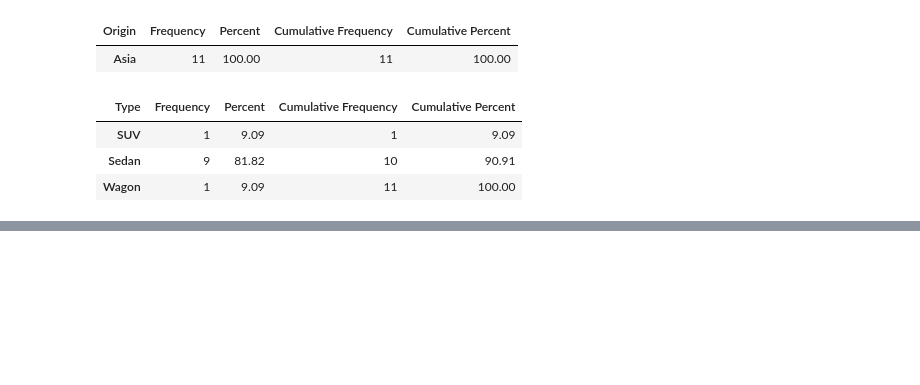
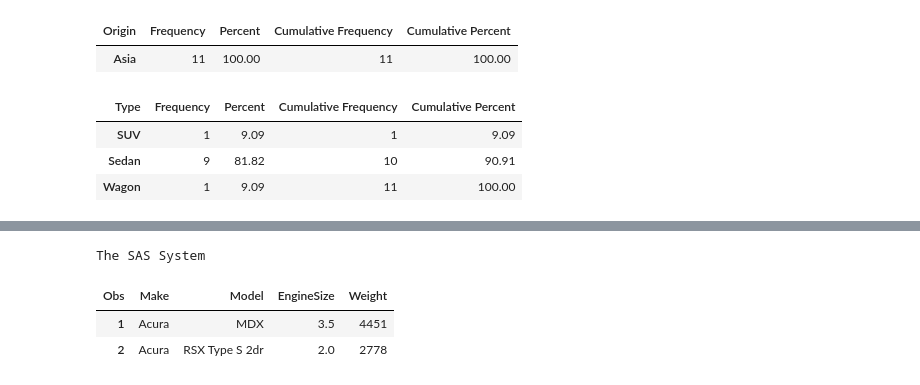
Before and after one commit to reginamaee/sas_book, a Jupyter notebook: _build/html/_sources/sas_proc_func.ipynb, the cells around one changed output, grey strips where cells are left out. Saved outputs shown, nothing was run; the diff lists cells and outputs as text; code cells hidden in the pictures; blank space fills up the shorter version.

```diff
--- a/_build/html/_sources/sas_proc_func.ipynb
+++ b/_build/html/_sources/sas_proc_func.ipynb
@@ -302,0 +338,9 @@ The FREQ Procedure
+# %%
+proc print data=sashelp.cars (obs=2);
+    var Make Model EngineSize Weight;
+run;
+# %% [output]
+The SAS System
+| Obs | Make | Model | EngineSize | Weight |
+| 1 | Acura | MDX | 3.5 | 4451 |
+| 2 | Acura | RSX Type S 2dr | 2.0 | 2778 |
```
Also changed, not shown: parts of 12 cells of this notebook, 25 other files.
